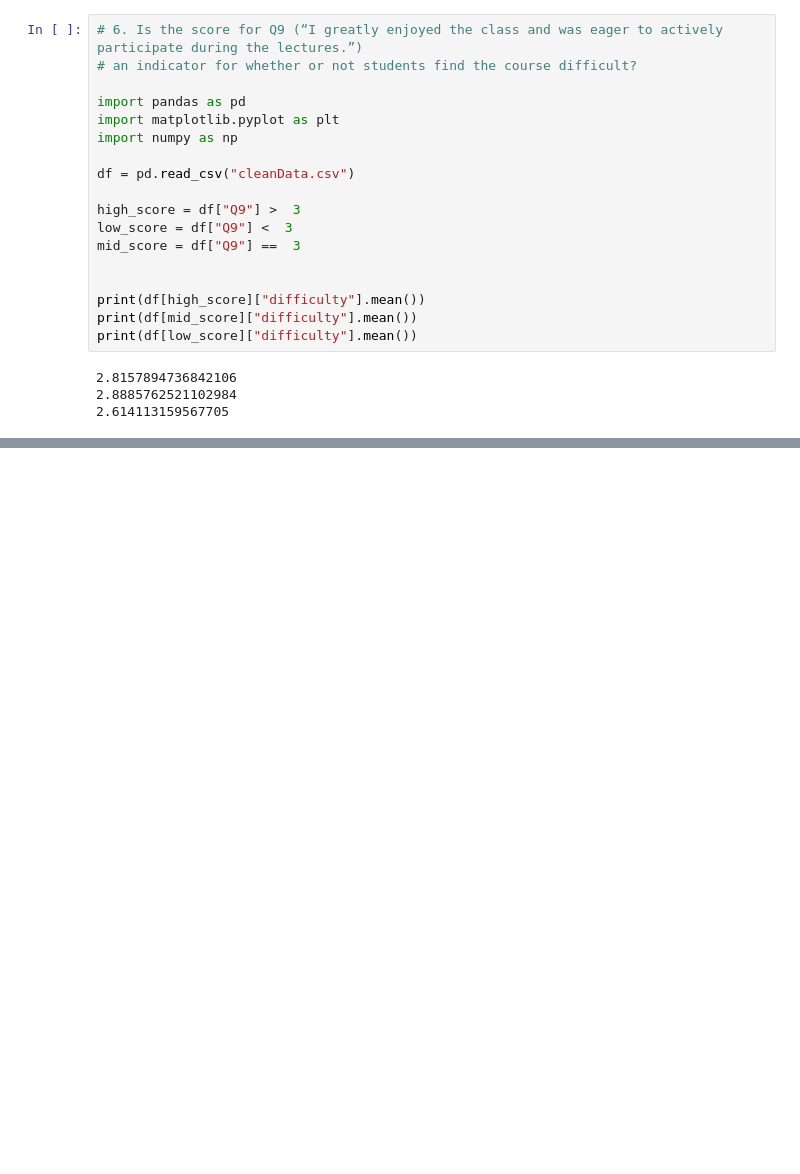
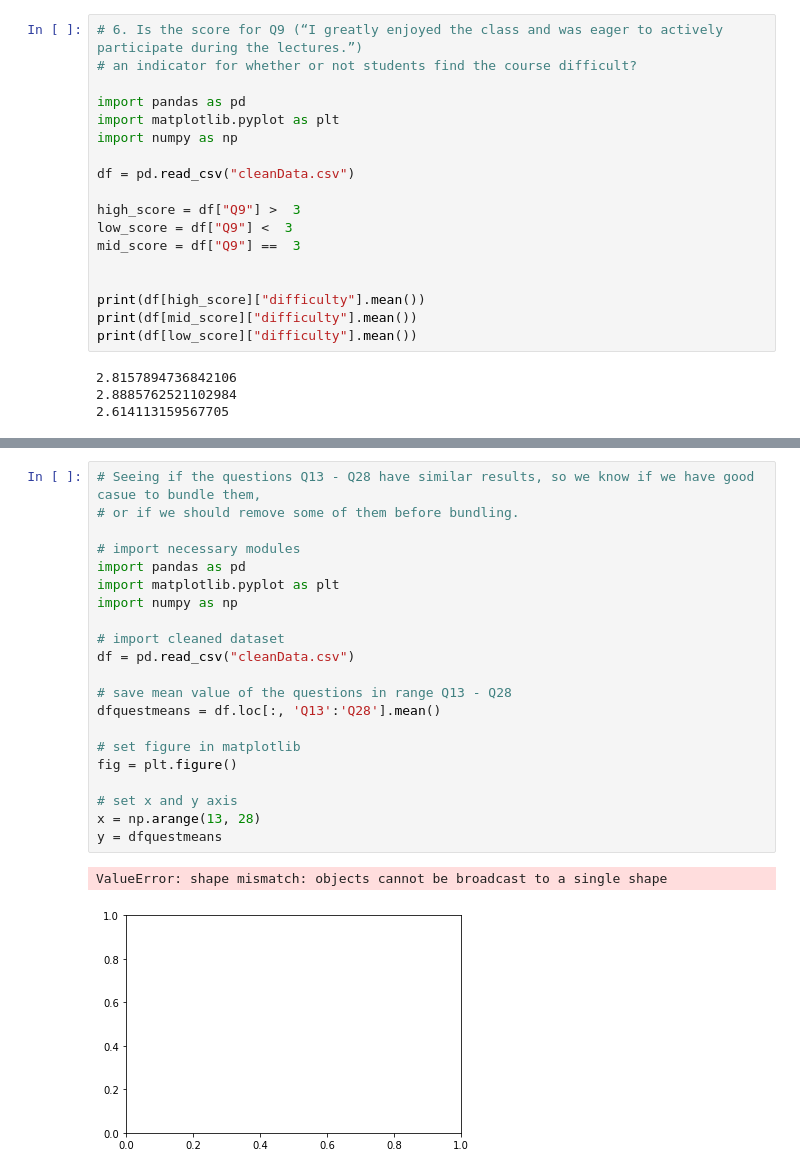
Before and after one commit to jensbackvall/DataScienceKEA2020, a Jupyter notebook: ThomasNotebook.ipynb, the cells around one changed output, grey strips where cells are left out. Cells and saved outputs as stored; diff of their text form; blank space fills up the shorter version.

Commit message:
add beginning of mean deviation code for Q13-Q28

```diff
--- a/ThomasNotebook.ipynb
+++ b/ThomasNotebook.ipynb
@@ -269,3 +288,27 @@ class
 | instr |  |  |
 | 2 | 13.0 | 2.166667 |
 | 3 | 13.0 | 2.542522 |
+# %%
+# Seeing if the questions Q13 - Q28 have similar results, so we know if we have good casue to bundle them,
+# or if we should remove some of them before bundling.
+
+# import necessary modules
+import pandas as pd
+import matplotlib.pyplot as plt
+import numpy as np
+
+# import cleaned dataset
+df = pd.read_csv("cleanData.csv")
+
+# save mean value of the questions in range Q13 - Q28
+dfquestmeans = df.loc[:, 'Q13':'Q28'].mean()
+
+# set figure in matplotlib
+fig = plt.figure()
+
+# set x and y axis
+x = np.arange(13, 28)
+y = dfquestmeans
+# %% [output]
+ValueError: shape mismatch: objects cannot be broadcast to a single shape
+[figure, added]
```
Also changed, not shown: parts of 3 cells of this notebook.
